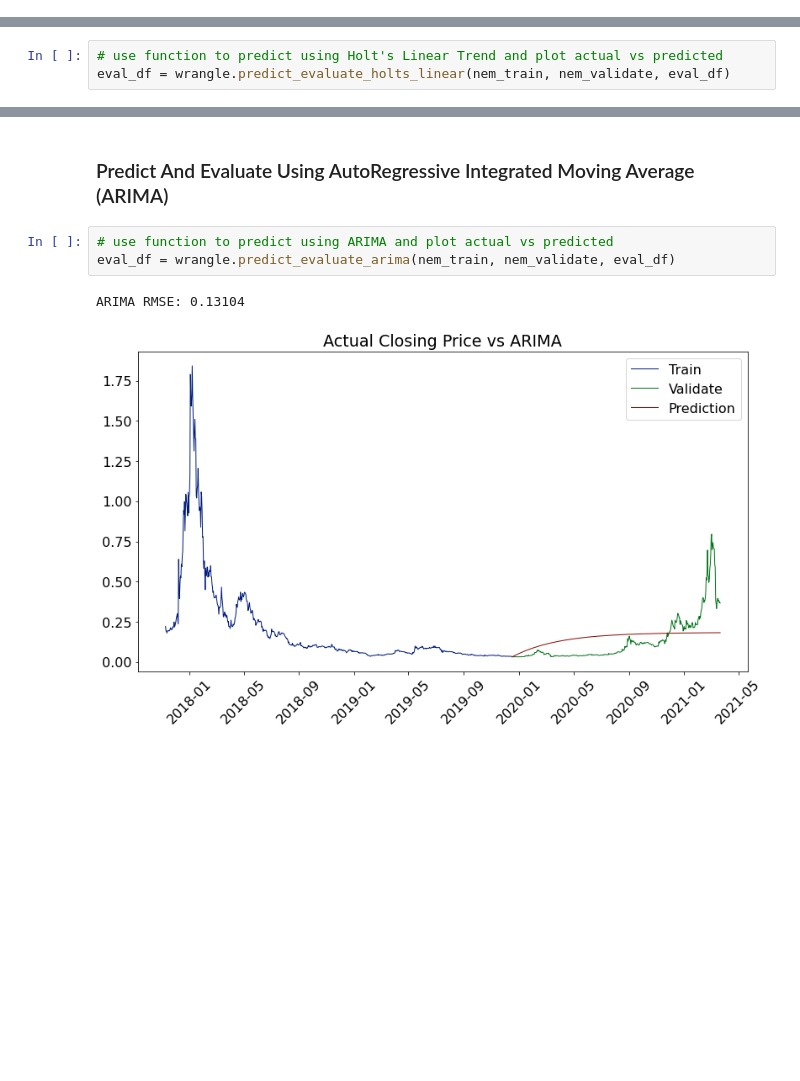
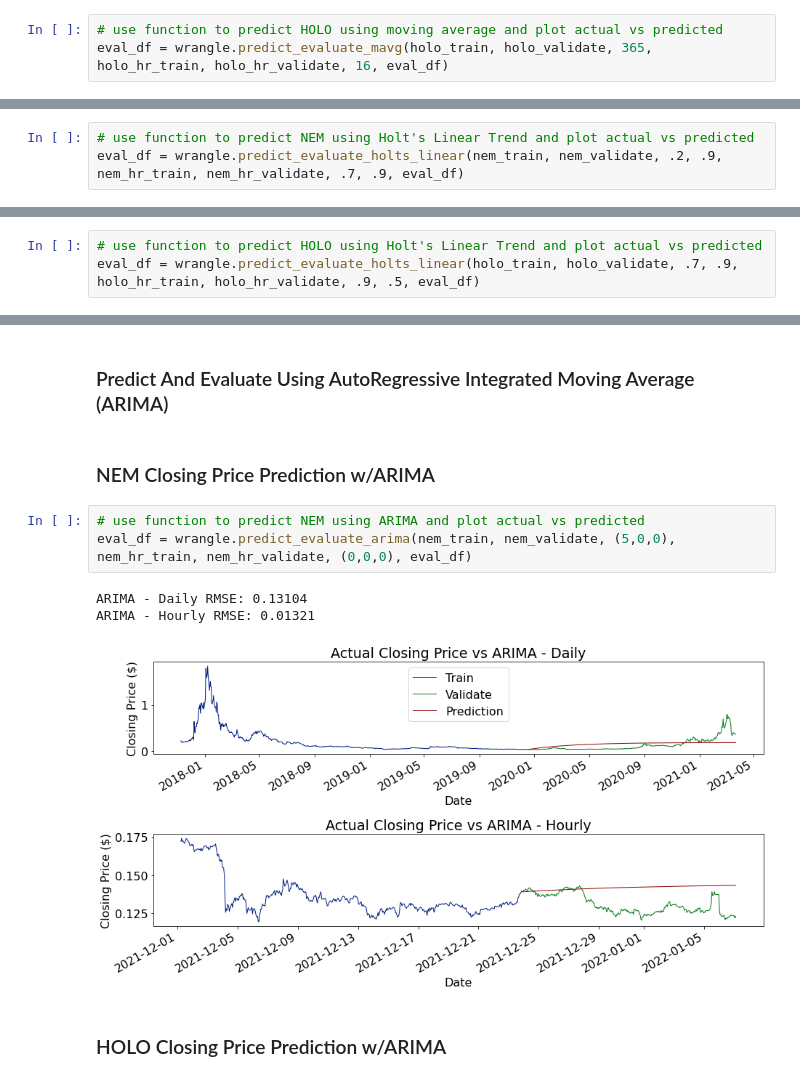
Before and after one commit to lainslie-18/predicting_cryptocurrency_price_with_TSA, a Jupyter notebook: using_tsa_to_predict_cryptocurrency_price_changes.ipynb, the cells around one changed output, grey strips where cells are left out. Saved outputs shown, nothing was run; the diff lists cells and outputs as text; blank space fills up the shorter version.

```diff
--- a/using_tsa_to_predict_cryptocurrency_price_changes.ipynb
+++ b/using_tsa_to_predict_cryptocurrency_price_changes.ipynb
@@ -251,0 +249,3 @@ eval_df = wrangle.predict_evaluate_1yr_mavg(nem_train, nem_validate, eval_df)
+# %%
+# use function to predict HOLO using moving average and plot actual vs predicted
+eval_df = wrangle.predict_evaluate_mavg(holo_train, holo_validate, 365, holo_hr_train, holo_hr_validate, 16, eval_df)
@@ -252,5 +258,2 @@ eval_df = wrangle.predict_evaluate_1yr_mavg(nem_train, nem_validate, eval_df)
 # %% [markdown]
 ### Predict And Evaluate Using Holt's Linear Trend
-# %%
-# use function to predict using Holt's Linear Trend and plot actual vs predicted
-eval_df = wrangle.predict_evaluate_holts_linear(nem_train, nem_validate, eval_df)
@@ -259,0 +262,3 @@ Holt's Linear Trend RMSE: 0.38087
+# %%
+# use function to predict NEM using Holt's Linear Trend and plot actual vs predicted
+eval_df = wrangle.predict_evaluate_holts_linear(nem_train, nem_validate, .2, .9, nem_hr_train, nem_hr_validate, .7, .9, eval_df)
@@ -259,0 +271,3 @@ Holt's Linear Trend RMSE: 0.38087
+# %%
+# use function to predict HOLO using Holt's Linear Trend and plot actual vs predicted
+eval_df = wrangle.predict_evaluate_holts_linear(holo_train, holo_validate, .7, .9, holo_hr_train, holo_hr_validate, .9, .5, eval_df)
@@ -260,8 +278,13 @@ Holt's Linear Trend RMSE: 0.38087
 # %% [markdown]
 ### Predict And Evaluate Using AutoRegressive Integrated Moving Average  (ARIMA)
+# %% [markdown]
+### NEM Closing Price Prediction w/ARIMA
 # %%
-# use function to predict using ARIMA and plot actual vs predicted
-eval_df = wrangle.predict_evaluate_arima(nem_train, nem_validate, eval_df)
+# use function to predict NEM using ARIMA and plot actual vs predicted
+eval_df = wrangle.predict_evaluate_arima(nem_train, nem_validate, (5,0,0), nem_hr_train, nem_hr_validate, (0,0,0), eval_df)
 # %% [output]
-ARIMA RMSE: 0.13104
+ARIMA - Daily RMSE: 0.13104
+ARIMA - Hourly RMSE: 0.01321
-[figure, old version]
+[figure, new version]
+# %% [markdown]
+### HOLO Closing Price Prediction w/ARIMA
```
Also changed, not shown: parts of 28 cells of this notebook, 1 other file.
